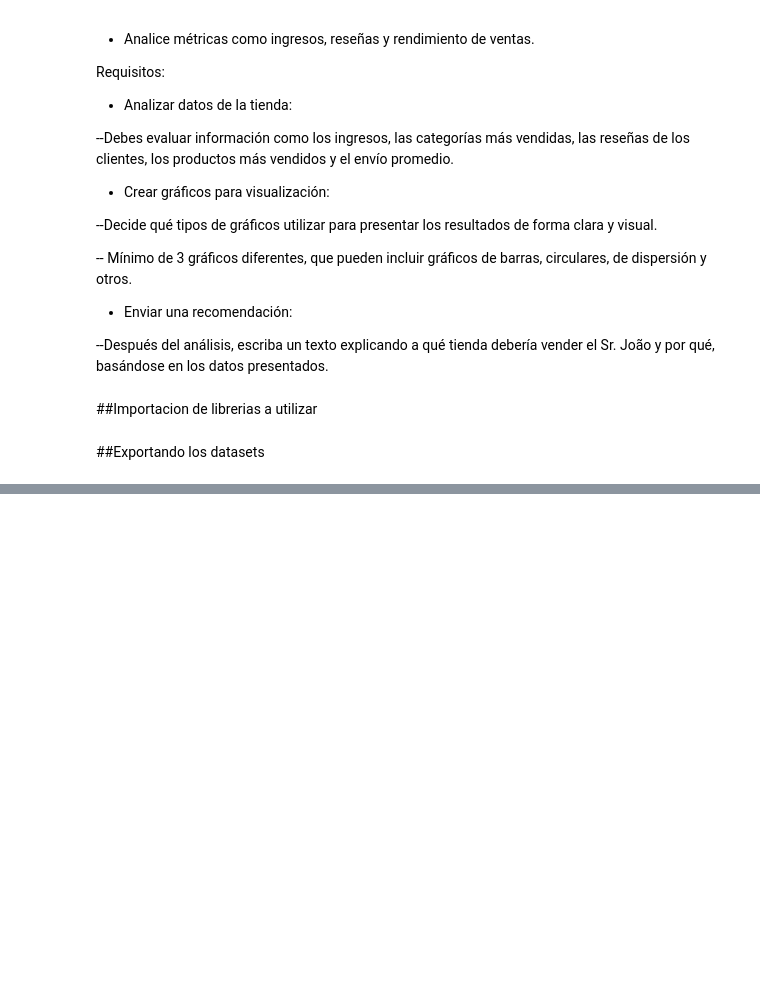
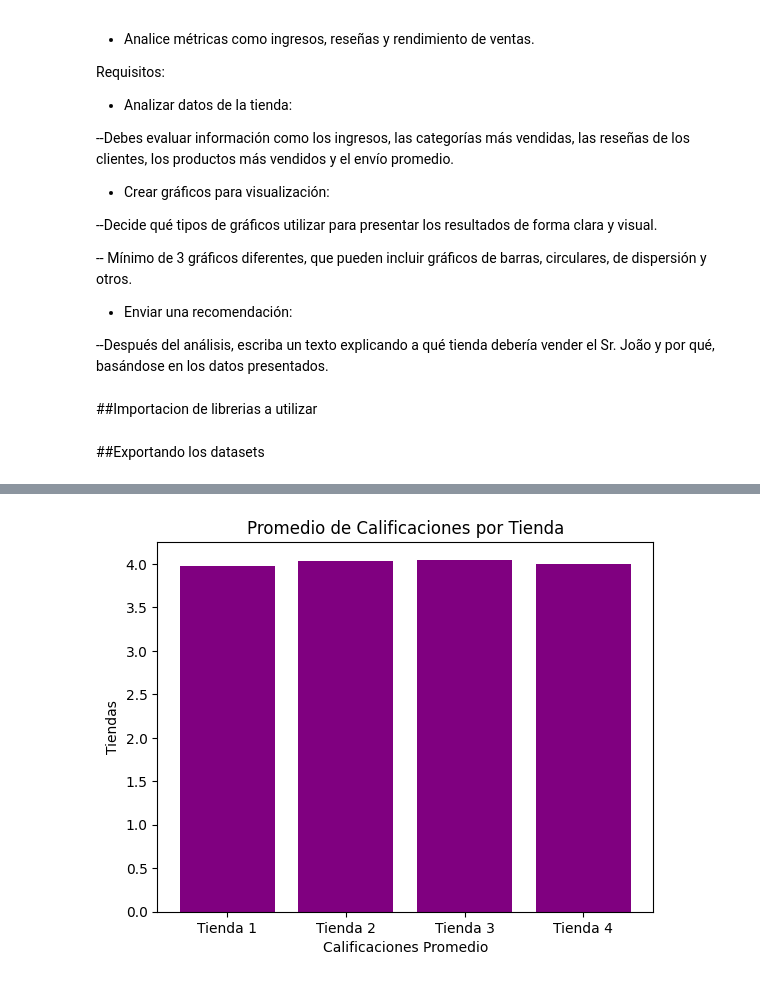
Before and after one commit to cristian160705/Challenge_Alura_Store_Latam, a Jupyter notebook: Challenge_Alura_Store_Latam.ipynb, the cells around one changed output, grey strips where cells are left out. Cells and saved outputs as stored; diff of their text form; code cells hidden in the pictures; blank space fills up the shorter version.

```diff
--- a/Challenge_Alura_Store_Latam.ipynb
+++ b/Challenge_Alura_Store_Latam.ipynb
@@ -51,0 +219,9 @@ tienda4 = pd.read_csv(url4)
+# %%
+promedio_calificaciones_tienda1 = tienda1["Calificación"].mean()
+promedio_calificaciones_tienda2 = tienda2["Calificación"].mean()
+promedio_calificaciones_tienda3 = tienda3["Calificación"].mean()
+promedio_calificaciones_tienda4 = tienda4["Calificación"].mean()
+print(f"La calificacion promedio de la tienda 1 es de {promedio_calificaciones_tienda1}")
+print(f"La calificacion promedio de la tienda 2 es de {promedio_calificaciones_tienda2}")
+print(f"La calificacion promedio de la tienda 3 es de {promedio_calificaciones_tienda3}")
+print(f"La calificacion promedio de la tienda 4 es de {promedio_calificaciones_tienda4}")
@@ -51,0 +388,9 @@ tienda4 = pd.read_csv(url4)
+# %%
+promedio_de_calificaciones = [promedio_calificaciones_tienda1, promedio_calificaciones_tienda2, promedio_calificaciones_tienda3, promedio_calificaciones_tienda4]
+plt.bar(tiendas, promedio_de_calificaciones, color='purple' ,label = "Calificaciones Promedio")
+plt.xlabel("Calificaciones Promedio")
+plt.ylabel("Tiendas")
+plt.title("Promedio de Calificaciones por Tienda")
+plt.show()
+# %% [output]
+[figure, added]
```
Also changed, not shown: parts of 42 cells of this notebook.
